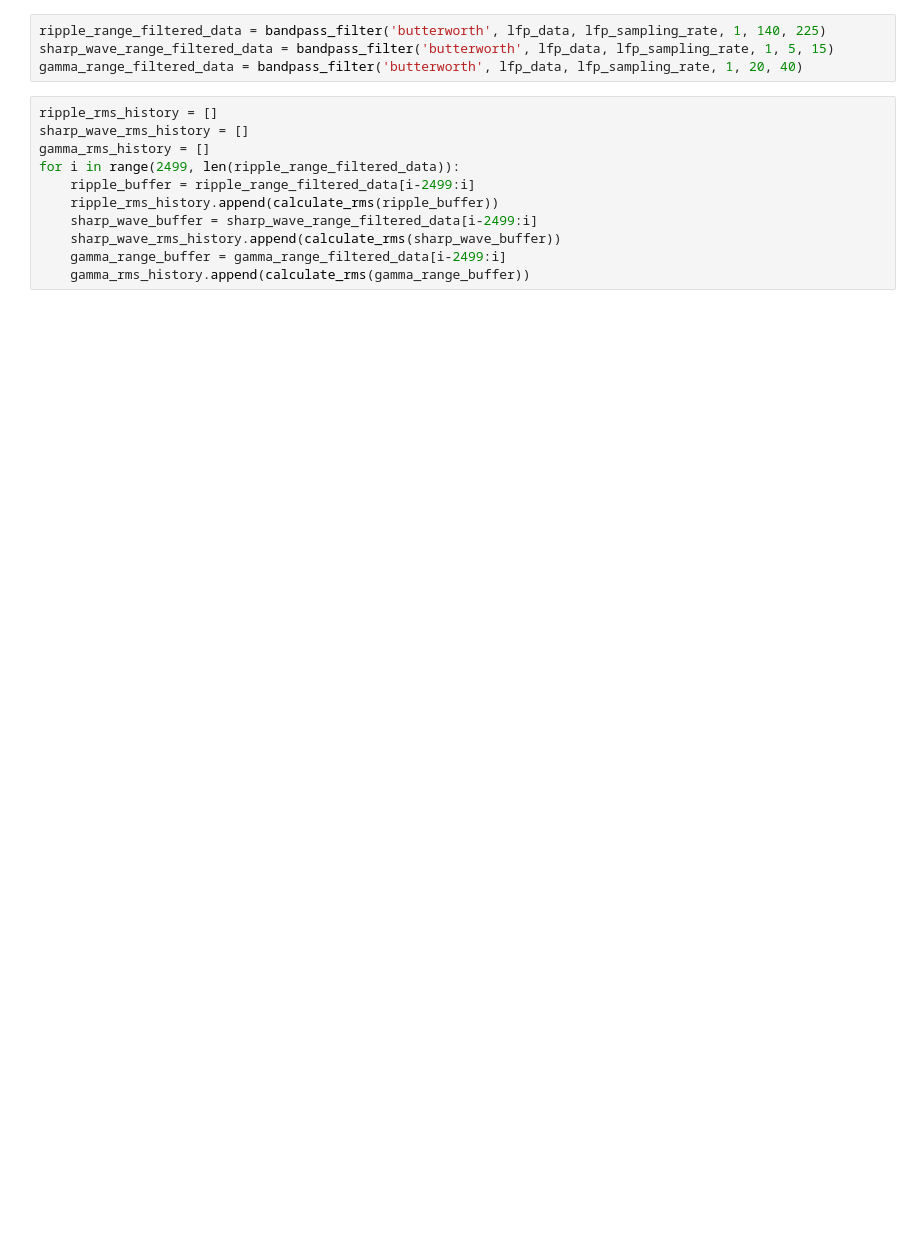
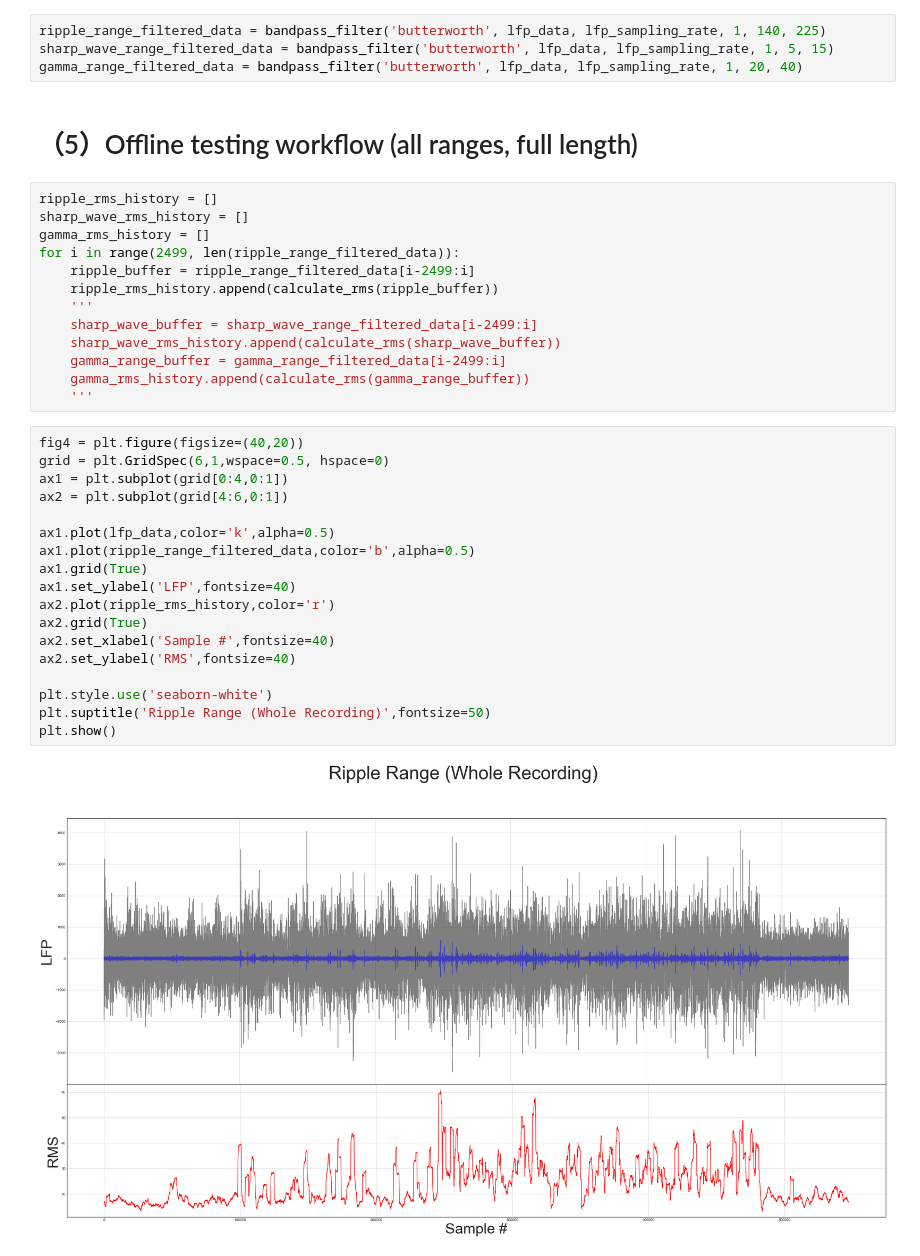
Before and after one commit to JhanLiufu/SWRControl2021_Yu, a Jupyter notebook: OfflineTest.ipynb, the cells around one changed output. Cells and saved outputs as stored; diff of their text form; blank space fills up the shorter version.

```diff
--- a/OfflineTest.ipynb
+++ b/OfflineTest.ipynb
@@ -93,6 +101,8 @@ for i in data['data']:
 ripple_range_filtered_data = bandpass_filter('butterworth', lfp_data, lfp_sampling_rate, 1, 140, 225)
 sharp_wave_range_filtered_data = bandpass_filter('butterworth', lfp_data, lfp_sampling_rate, 1, 5, 15)
 gamma_range_filtered_data = bandpass_filter('butterworth', lfp_data, lfp_sampling_rate, 1, 20, 40)
+# %% [markdown]
+# （5）Offline testing workflow (all ranges, full length)
 # %%
 ripple_rms_history = []
 sharp_wave_rms_history = []
@@ -100,7 +110,29 @@ gamma_rms_history = []
 for i in range(2499, len(ripple_range_filtered_data)):
     ripple_buffer = ripple_range_filtered_data[i-2499:i]
     ripple_rms_history.append(calculate_rms(ripple_buffer))
+    '''
     sharp_wave_buffer = sharp_wave_range_filtered_data[i-2499:i]
     sharp_wave_rms_history.append(calculate_rms(sharp_wave_buffer))
     gamma_range_buffer = gamma_range_filtered_data[i-2499:i]
     gamma_rms_history.append(calculate_rms(gamma_range_buffer))
+    '''
+# %%
+fig4 = plt.figure(figsize=(40,20))
+grid = plt.GridSpec(6,1,wspace=0.5, hspace=0)
+ax1 = plt.subplot(grid[0:4,0:1])
+ax2 = plt.subplot(grid[4:6,0:1])
+
+ax1.plot(lfp_data,color='k',alpha=0.5)
+ax1.plot(ripple_range_filtered_data,color='b',alpha=0.5)
+ax1.grid(True)
+ax1.set_ylabel('LFP',fontsize=40)
+ax2.plot(ripple_rms_history,color='r')
+ax2.grid(True)
+ax2.set_xlabel('Sample #',fontsize=40)
+ax2.set_ylabel('RMS',fontsize=40)
+
+plt.style.use('seaborn-white')
+plt.suptitle('Ripple Range (Whole Recording)',fontsize=50)
+plt.show()
+# %% [output]
+[figure, added]
```
Also changed, not shown: parts of 22 cells of this notebook.
